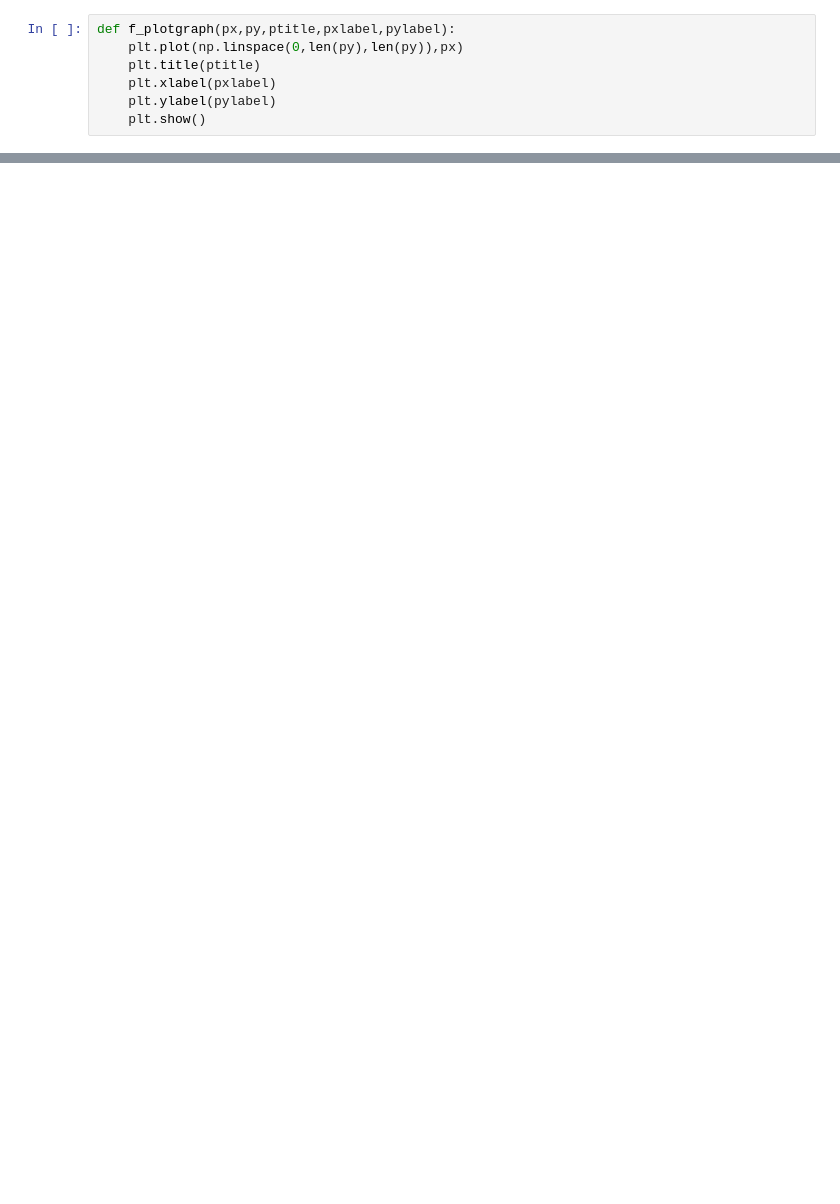
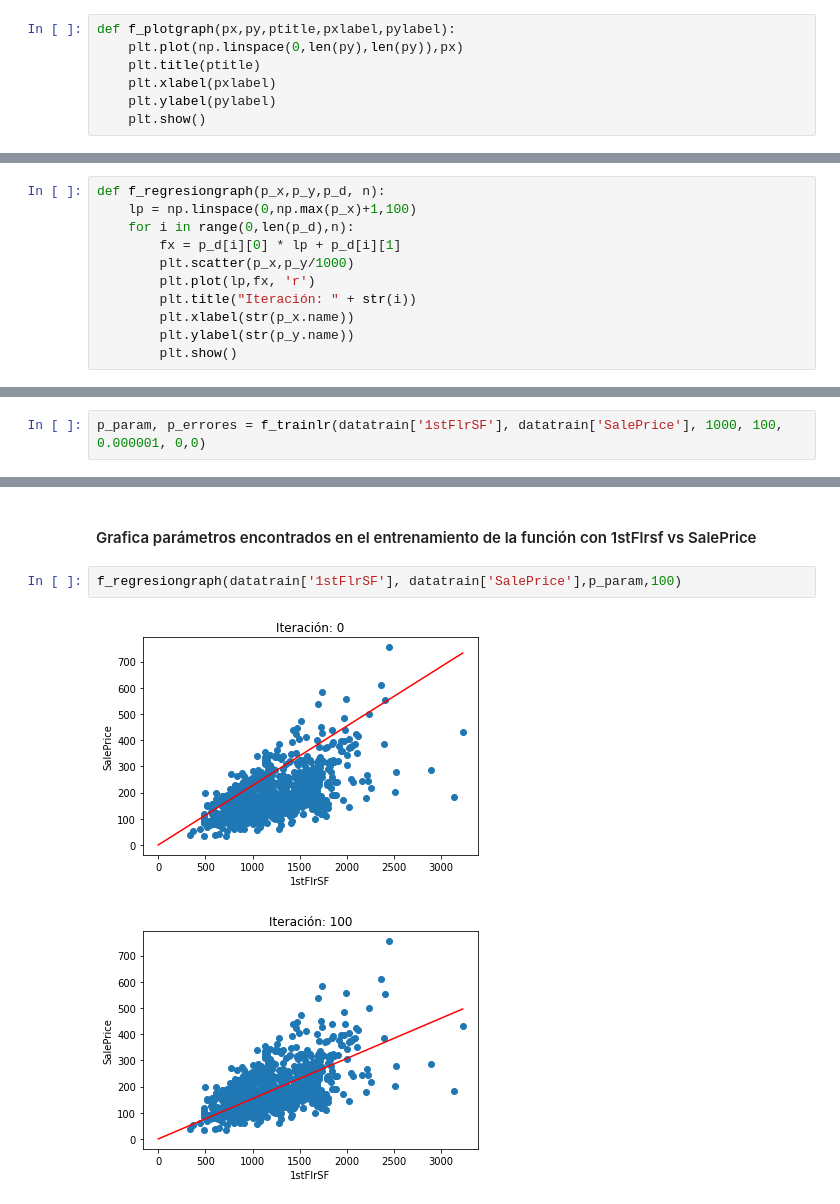
Before and after one commit to leasgithub/DSPython, a Jupyter notebook: ProyectoFinalPredicciónDePreciosDeCasas.ipynb, the cells around one changed output, grey strips where cells are left out. Saved outputs shown, nothing was run; the diff lists cells and outputs as text; blank space fills up the shorter version.

```diff
--- a/ProyectoFinalPredicciónDePreciosDeCasas.ipynb
+++ b/ProyectoFinalPredicciónDePreciosDeCasas.ipynb
@@ -231,0 +264,11 @@ Iteración y error:  100 1968.0930052556907
+# %%
+def f_regresiongraph(p_x,p_y,p_d, n):
+    lp = np.linspace(0,np.max(p_x)+1,100)
+    for i in range(0,len(p_d),n):
+        fx = p_d[i][0] * lp + p_d[i][1]
+        plt.scatter(p_x,p_y/1000)
+        plt.plot(lp,fx, 'r')
+        plt.title("Iteración: " + str(i))
+        plt.xlabel(str(p_x.name))
+        plt.ylabel(str(p_y.name))
+        plt.show()
@@ -231,0 +297,2 @@ Iteración y error:  100 1968.0930052556907
+# %%
+p_param, p_errores = f_trainlr(datatrain['1stFlrSF'], datatrain['SalePrice'], 1000, 100, 0.000001, 0,0)
@@ -231,0 +311,7 @@ Iteración y error:  100 1968.0930052556907
+# %% [markdown]
+#### Grafica parámetros encontrados en el entrenamiento de la función con 1stFlrsf  vs SalePrice
+# %%
+f_regresiongraph(datatrain['1stFlrSF'], datatrain['SalePrice'],p_param,100)
+# %% [output]
+[figure, added]
+[figure, added]
```
Also changed, not shown: parts of 21 cells of this notebook.
